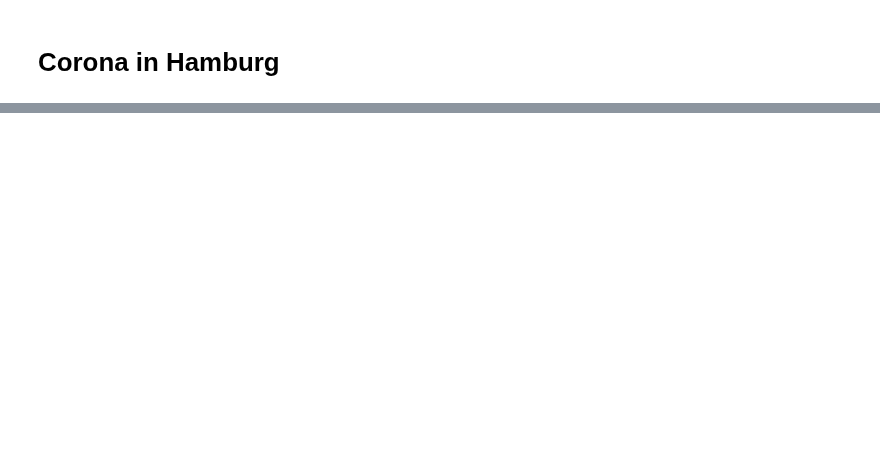
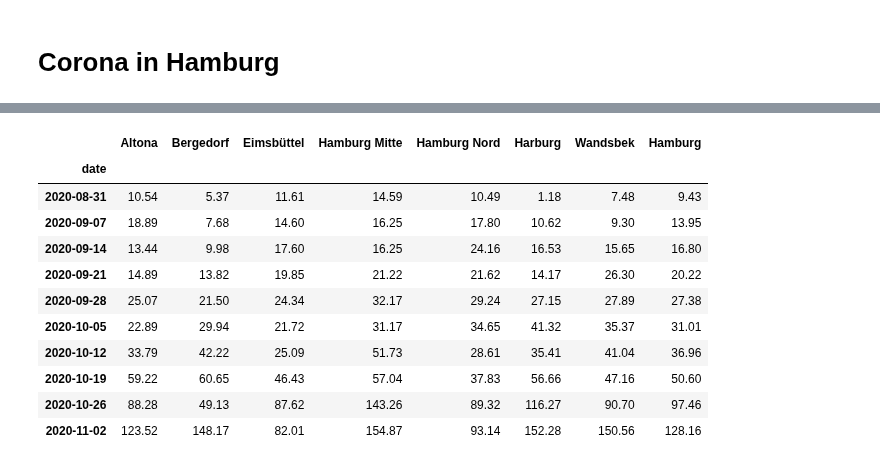
Before and after one commit to b3orn/corona-hamburg, a Jupyter notebook: corona-hamburg.ipynb, the cells around one changed output, grey strips where cells are left out. Saved outputs shown, nothing was run; the diff lists cells and outputs as text; code cells hidden in the pictures; blank space fills up the shorter version.

```diff
--- a/corona-hamburg.ipynb
+++ b/corona-hamburg.ipynb
@@ -228,3 +231,18 @@ new_cases.tail(10)
+# %%
+(new_cases / pd.DataFrame(BOROUGHS, index=new_cases.index) * 1e5).round(2).tail(10)
+# %% [output]
+|  | Altona | Bergedorf | Eimsbüttel | Hamburg Mitte | Hamburg Nord | Harburg | Wandsbek | Hamburg |
+| date |  |  |  |  |  |  |  |  |
+| 2020-08-31 | 10.54 | 5.37 | 11.61 | 14.59 | 10.49 | 1.18 | 7.48 | 9.43 |
+| 2020-09-07 | 18.89 | 7.68 | 14.60 | 16.25 | 17.80 | 10.62 | 9.30 | 13.95 |
+| 2020-09-14 | 13.44 | 9.98 | 17.60 | 16.25 | 24.16 | 16.53 | 15.65 | 16.80 |
+| 2020-09-21 | 14.89 | 13.82 | 19.85 | 21.22 | 21.62 | 14.17 | 26.30 | 20.22 |
+| 2020-09-28 | 25.07 | 21.50 | 24.34 | 32.17 | 29.24 | 27.15 | 27.89 | 27.38 |
+| 2020-10-05 | 22.89 | 29.94 | 21.72 | 31.17 | 34.65 | 41.32 | 35.37 | 31.01 |
+| 2020-10-12 | 33.79 | 42.22 | 25.09 | 51.73 | 28.61 | 35.41 | 41.04 | 36.96 |
+| 2020-10-19 | 59.22 | 60.65 | 46.43 | 57.04 | 37.83 | 56.66 | 47.16 | 50.60 |
+| 2020-10-26 | 88.28 | 49.13 | 87.62 | 143.26 | 89.32 | 116.27 | 90.70 | 97.46 |
+| 2020-11-02 | 123.52 | 148.17 | 82.01 | 154.87 | 93.14 | 152.28 | 150.56 | 128.16 |
 # %%
 daily_cases_rolling7.tail(7).T
 # %% [output]
```
Also changed, not shown: parts of 17 cells of this notebook, 2 other files.
